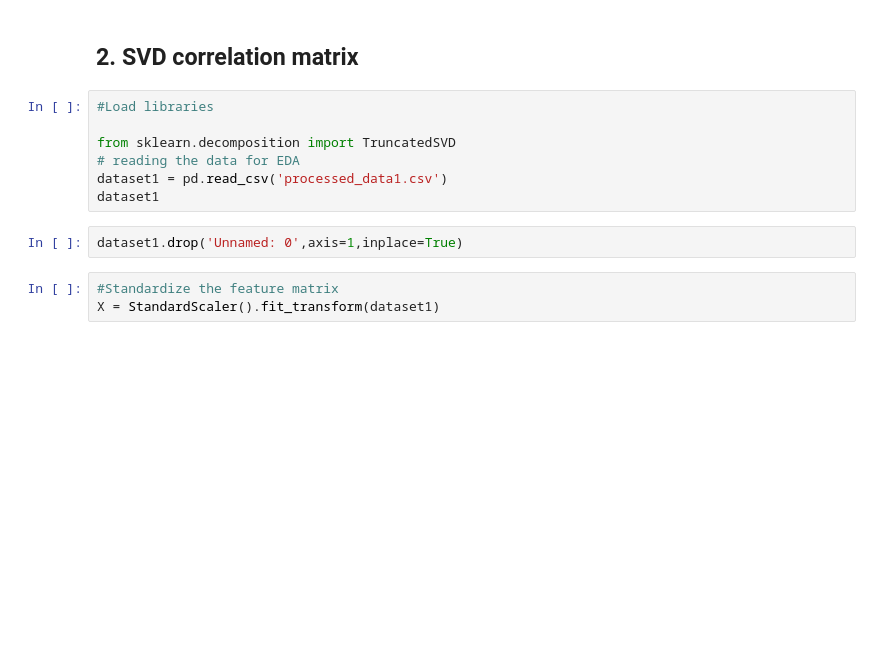
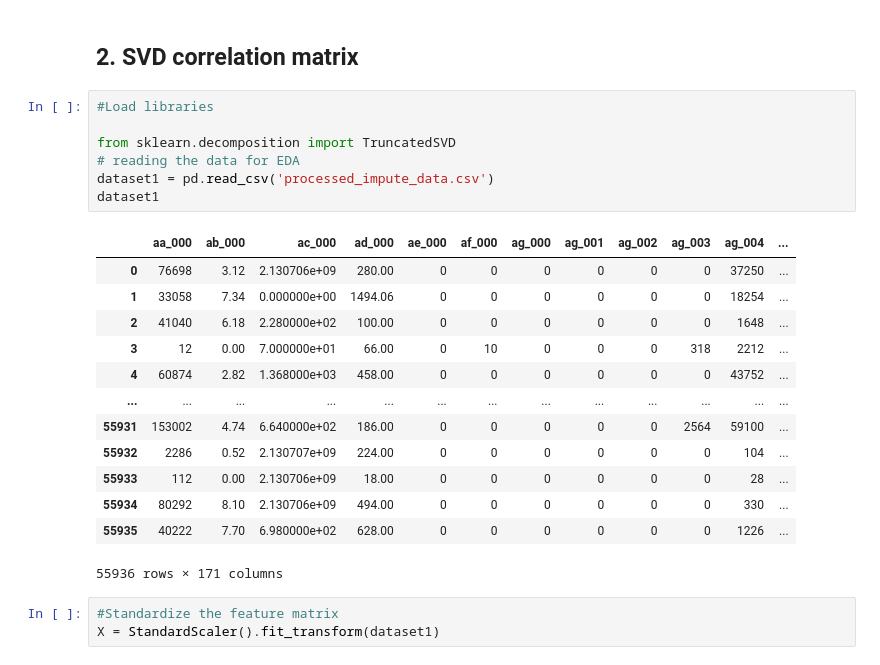
Before and after one commit to dhekanesm/Scania-Truck-APS-Failure-Analysis, a Jupyter notebook: Exploratory_Data.ipynb, the cells around one changed output. Saved outputs shown, nothing was run; the diff lists cells and outputs as text; blank space fills up the shorter version.

```diff
--- a/Exploratory_Data.ipynb
+++ b/Exploratory_Data.ipynb
@@ -1065,12 +1215,24 @@ __Observation : pair plot help us understand correlation between features and cl
 # %%
 #Load libraries
 
 from sklearn.decomposition import TruncatedSVD
 # reading the data for EDA
-dataset1 = pd.read_csv('processed_data1.csv')
+dataset1 = pd.read_csv('processed_impute_data.csv')
 dataset1
+# %% [output]
+|  | aa_000 | ab_000 | ac_000 | ad_000 | ae_000 | af_000 | ag_000 | ag_001 | ag_002 | ag_003 | ag_004 | ... |
+| 0 | 76698 | 3.12 | 2.130706e+09 | 280.00 | 0 | 0 | 0 | 0 | 0 | 0 | 37250 | ... |
+| 1 | 33058 | 7.34 | 0.000000e+00 | 1494.06 | 0 | 0 | 0 | 0 | 0 | 0 | 18254 | ... |
+| 2 | 41040 | 6.18 | 2.280000e+02 | 100.00 | 0 | 0 | 0 | 0 | 0 | 0 | 1648 | ... |
+| 3 | 12 | 0.00 | 7.000000e+01 | 66.00 | 0 | 10 | 0 | 0 | 0 | 318 | 2212 | ... |
+| 4 | 60874 | 2.82 | 1.368000e+03 | 458.00 | 0 | 0 | 0 | 0 | 0 | 0 | 43752 | ... |
+| ... | ... | ... | ... | ... | ... | ... | ... | ... | ... | ... | ... | ... |
+| 55931 | 153002 | 4.74 | 6.640000e+02 | 186.00 | 0 | 0 | 0 | 0 | 0 | 2564 | 59100 | ... |
+| 55932 | 2286 | 0.52 | 2.130707e+09 | 224.00 | 0 | 0 | 0 | 0 | 0 | 0 | 104 | ... |
+| 55933 | 112 | 0.00 | 2.130706e+09 | 18.00 | 0 | 0 | 0 | 0 | 0 | 0 | 28 | ... |
+| 55934 | 80292 | 8.10 | 2.130706e+09 | 494.00 | 0 | 0 | 0 | 0 | 0 | 0 | 330 | ... |
+| 55935 | 40222 | 7.70 | 6.980000e+02 | 628.00 | 0 | 0 | 0 | 0 | 0 | 0 | 1226 | ... |
+55936 rows × 171 columns
-# %%
-dataset1.drop('Unnamed: 0',axis=1,inplace=True)
 # %%
 #Standardize the feature matrix
 X = StandardScaler().fit_transform(dataset1)
```
Also changed, not shown: parts of 49 cells of this notebook, 7 other files.
